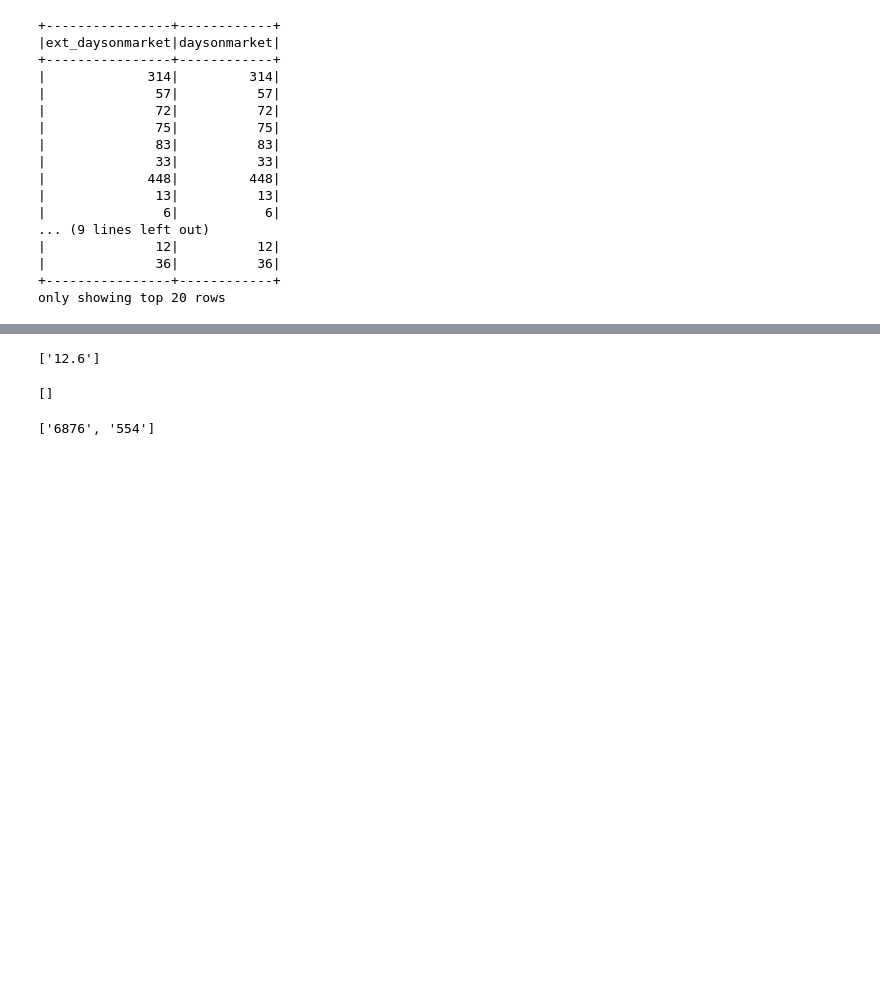
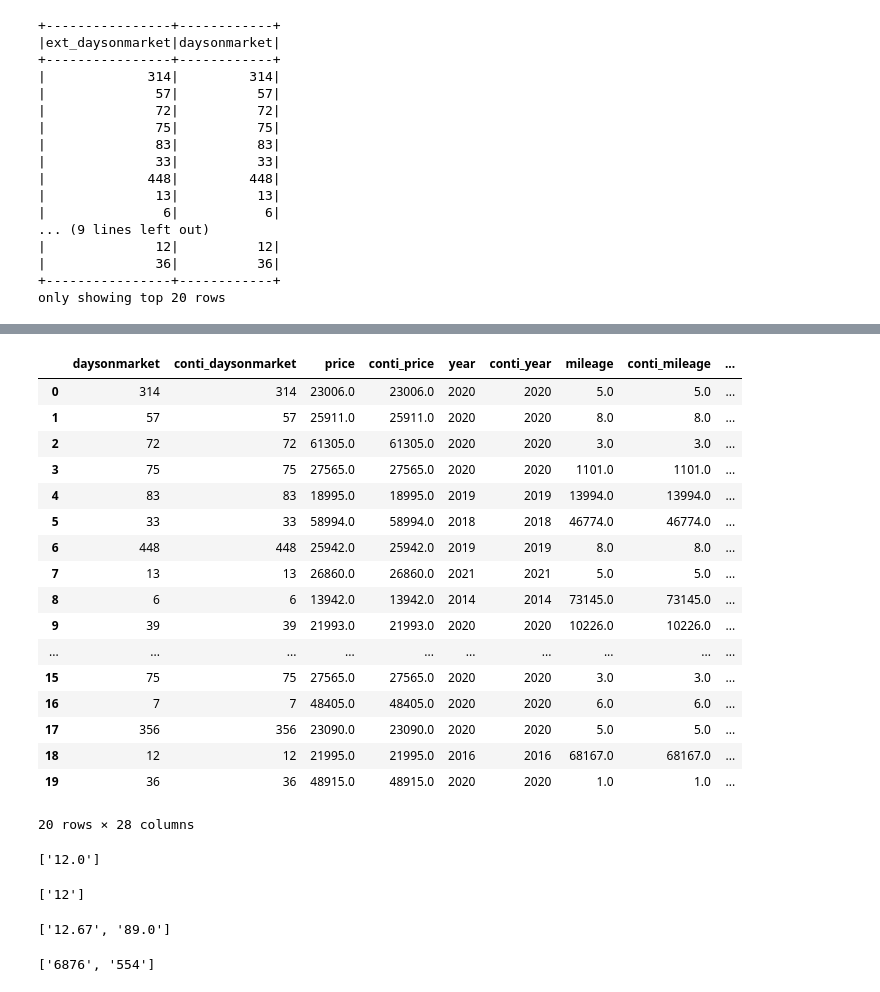
Before and after one commit to DataCrane/cars_spark, a Jupyter notebook: Cars_prices.ipynb, the cells around one changed output, grey strips where cells are left out. Drawn from its saved outputs; the diff is of its cells as text; code cells hidden in the pictures; blank space fills up the shorter version.

```diff
--- a/Cars_prices.ipynb
+++ b/Cars_prices.ipynb
@@ -17,7 +17,7 @@ def run():
 
     conf = SparkConf()
     conf.setAppName('cars')
-    conf.set("spark.driver.memory", "5g")
+    conf.set("spark.driver.memory", "1g")
     conf.set("spark.driver.memoryOverhead", "0.10")
     sc = SparkContext(conf=conf)
 
@@ -262,10 +262,15 @@ for col in bool_v:
                                     F.col('{}'.format(col))).contains('false'), F.lit(0)).otherwise(F.lit(-1)))
 # %%
 # check
-is_cols = ['is_' + x for x in bool_v]
-source_vs_is = list(chain.from_iterable(zip(bool_v, is_cols)))
 
-parDF.select(source_vs_is).limit(20).toPandas()
+def check(prefix, variables):
+
+    is_cols = [prefix + x for x in variables]
+    source_vs_is = list(chain.from_iterable(zip(variables, is_cols)))
+
+    return parDF.select(source_vs_is).limit(20).toPandas()
+
+check('is_', bool_v)
 # %% [output]
 |  | franchise_dealer | is_franchise_dealer | is_new | is_is_new | fleet | is_fleet | has_accidents | ... |
 | 0 | True | 1 | True | 1 | None | -1 | None | ... |
@@ -328,0 +333,15 @@ only showing top 20 rows
+# %%
+conti_var = ['daysonmarket'
+             ,'price'
+             ,'year'
+             ,'mileage'
+             ,'engine_displacement'
+             ,'height'
+             ,'fuel_tank_volume'
+             ,'front_legroom'
+             ,'horsepower'
+             ,'back_legroom'
+             ,'width'
+             ,'wheelbase'
+             ,'length'
+             ,'city_fuel_economy']
@@ -329,12 +351,37 @@ only showing top 20 rows
+# %%
+check('conti_', conti_var)
+# %% [output]
+|  | daysonmarket | conti_daysonmarket | price | conti_price | year | conti_year | mileage | conti_mileage | ... |
+| 0 | 314 | 314 | 23006.0 | 23006.0 | 2020 | 2020 | 5.0 | 5.0 | ... |
+| 1 | 57 | 57 | 25911.0 | 25911.0 | 2020 | 2020 | 8.0 | 8.0 | ... |
+| 2 | 72 | 72 | 61305.0 | 61305.0 | 2020 | 2020 | 3.0 | 3.0 | ... |
+| 3 | 75 | 75 | 27565.0 | 27565.0 | 2020 | 2020 | 1101.0 | 1101.0 | ... |
+| 4 | 83 | 83 | 18995.0 | 18995.0 | 2019 | 2019 | 13994.0 | 13994.0 | ... |
+| 5 | 33 | 33 | 58994.0 | 58994.0 | 2018 | 2018 | 46774.0 | 46774.0 | ... |
+| 6 | 448 | 448 | 25942.0 | 25942.0 | 2019 | 2019 | 8.0 | 8.0 | ... |
+| 7 | 13 | 13 | 26860.0 | 26860.0 | 2021 | 2021 | 5.0 | 5.0 | ... |
+| 8 | 6 | 6 | 13942.0 | 13942.0 | 2014 | 2014 | 73145.0 | 73145.0 | ... |
+| 9 | 39 | 39 | 21993.0 | 21993.0 | 2020 | 2020 | 10226.0 | 10226.0 | ... |
+| ... | ... | ... | ... | ... | ... | ... | ... | ... | ... |
+| 15 | 75 | 75 | 27565.0 | 27565.0 | 2020 | 2020 | 3.0 | 3.0 | ... |
+| 16 | 7 | 7 | 48405.0 | 48405.0 | 2020 | 2020 | 6.0 | 6.0 | ... |
+| 17 | 356 | 356 | 23090.0 | 23090.0 | 2020 | 2020 | 5.0 | 5.0 | ... |
+| 18 | 12 | 12 | 21995.0 | 21995.0 | 2016 | 2016 | 68167.0 | 68167.0 | ... |
+| 19 | 36 | 36 | 48915.0 | 48915.0 | 2020 | 2020 | 1.0 | 1.0 | ... |
+20 rows × 28 columns
 # %%
 import re
-re.findall("\d+\.\d+", "12.6 in")
+re.findall("\d+\.\d+", "12.0")
 # %% [output]
-['12.6']
+['12.0']
 # %%
-re.findall("\d+[0-9]\.\d+", "12 in 12")
+re.findall("\d+(?:.\d+)?", "12 ljnjn")
 # %% [output]
-[]
+['12']
+# %%
+re.findall("[+-]?[0-9]+\.[0-9]+", "12.67 89.0lk")
+# %% [output]
+['12.67', '89.0']
 # %%
 # Function to extract all the numbers from the given string
 def getNumbers(str):
```
Also changed, not shown: parts of 3 cells of this notebook.
